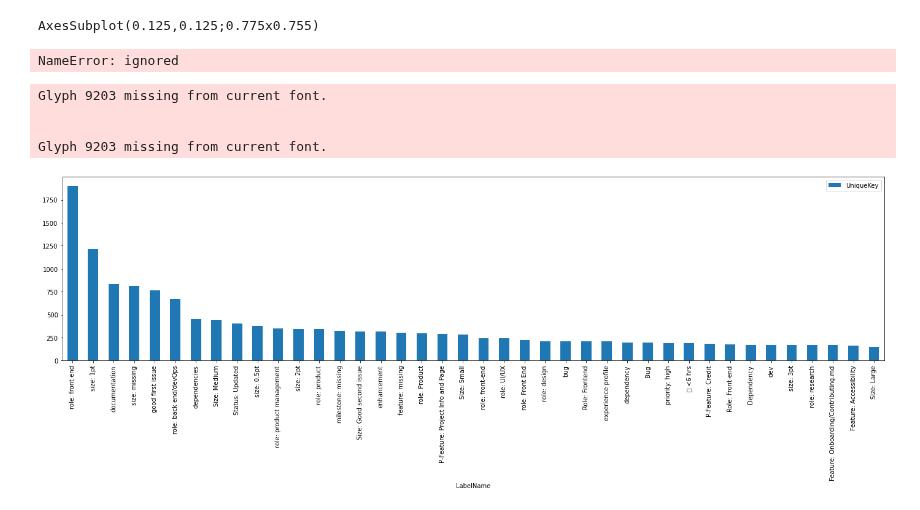
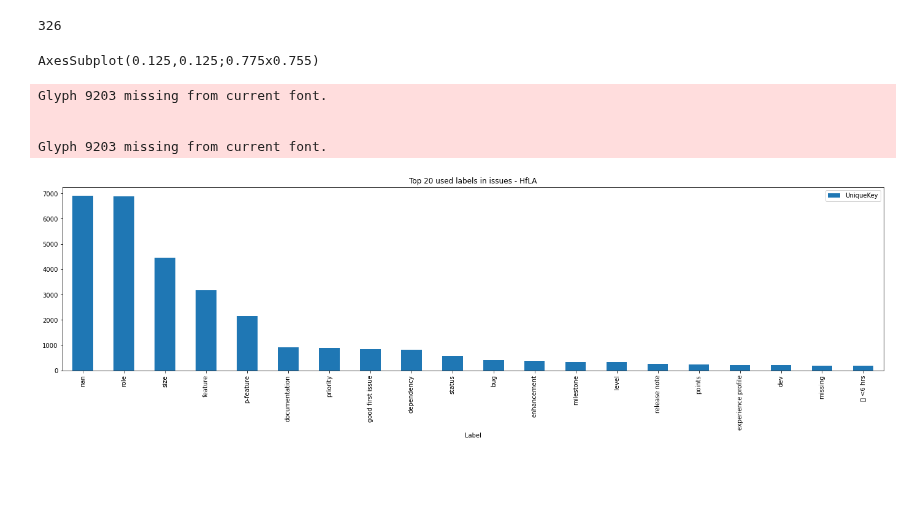
Before and after one commit to hackforla/data-science, a Jupyter notebook: labels-survey/Label_Analysis.ipynb, the cells around one changed output. Cells and saved outputs as stored; diff of their text form; code cells hidden in the pictures; blank space fills up the shorter version.

```diff
--- a/labels-survey/Label_Analysis.ipynb
+++ b/labels-survey/Label_Analysis.ipynb
@@ -29,0 +117,5 @@ Requirement already satisfied: multidict in /usr/local/lib/python3.7/dist-packag
+# %%
+# split label column into multiple columns by delimiter
+data[['Label','LabelStatus']] = data['LabelName'].str.split(':',n=1, expand=True)
+df = data.drop('LabelName', axis=1)  # drop the original column
+df
@@ -51,15 +220,34 @@ fig.show()
+# %%
+# Handling the case sensitive label names that affects the ploting
+data['Label']= data['Label'].replace('Feature', 'feature')
+data['Label']= data['Label'].replace('dependencies', 'dependency')
+# %%
+# Question 1b- How many distinct lables are used?
+
+# converting label into lowercase for projecting the unique labels usage.
+data['Label']= data['Label'].astype(str).str.lower()
+
+#Aggregating data by label name and counting unique labels.
+labelname_aggr = data.groupby(['Label'], as_index=False).UniqueKey.nunique()
+print(labelname_aggr['Label'].count())
+
+
+# print(labelname_aggr['Label']) # list of distinct labels
+# labelname_aggr.to_csv('distinct_labels.csv')
+# %% [output]
+326
 # %%
-labelname_aggr = data.groupby(['LabelName'], as_index=False).UniqueKey.nunique() #Aggregating data by label name and counting # unique issues.
-print(labelname_aggr.sort_values('UniqueKey', ascending=False).head(40).plot.bar(x='LabelName'))
-plt.title('Top 40 used labels in issues - HfLA',**hfont)
-plt.xlabel('Label Name', **hfont)
+# Question 1c- projecting the most popular labels based on usage in number of issues.
+
+# plotting the top 20 most popular labels.
+print(labelname_aggr.sort_values('UniqueKey', ascending=False).head(20).plot.bar(x='Label'))
+plt.title('Top 20 used labels in issues - HfLA')
+plt.xlabel('Label')
 plt.show()
-print(labelname_aggr['LabelName'].count())
 # %% [output]
 AxesSubplot(0.125,0.125;0.775x0.755)
-NameError: ignored
+Glyph 9203 missing from current font.
+
+
+Glyph 9203 missing from current font.
-Glyph 9203 missing from current font.
-
-
-Glyph 9203 missing from current font.
-[figure, old version]
+[figure, new version]
```
Also changed, not shown: parts of 27 cells of this notebook.
